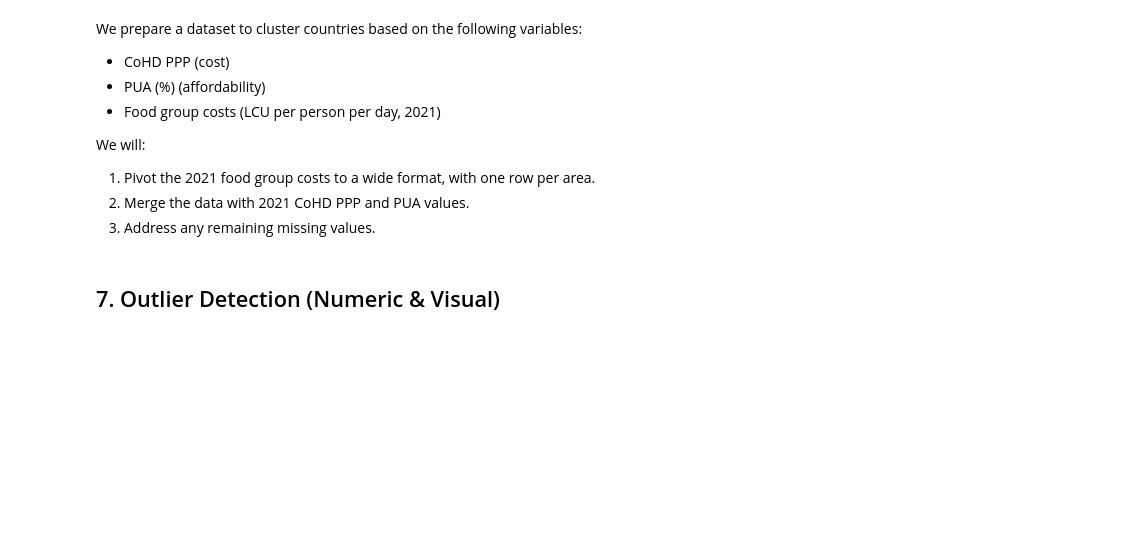
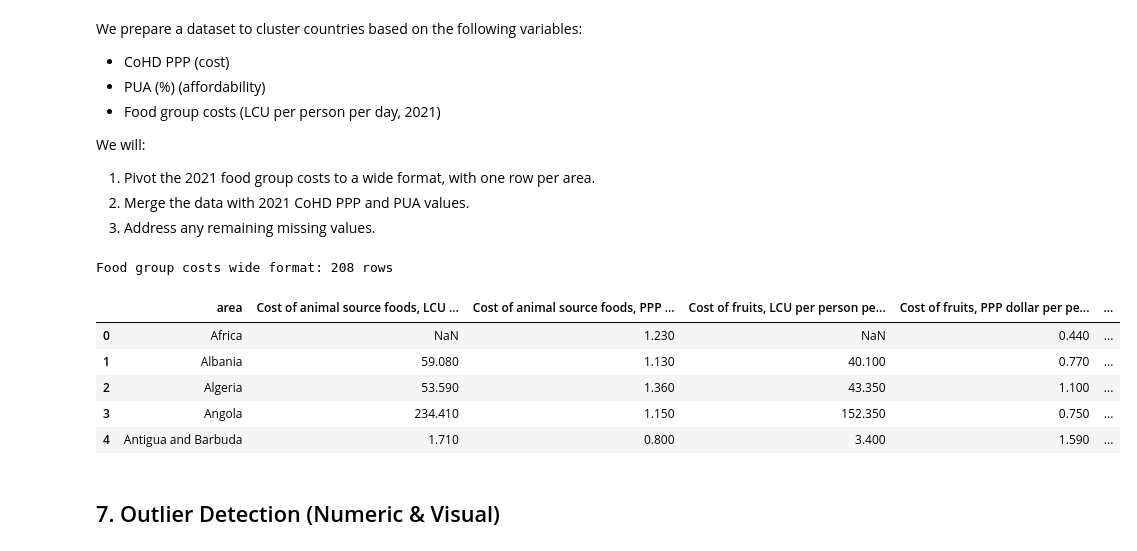
Before and after one commit to muhtar1muhtar/Cost-and-Affordability-of-a-Healthy-Diet-Analysis, a Jupyter notebook: jupyter_notebooks/DataCleaning_&_Preparation.ipynb, the cells around one changed output. Saved outputs shown, nothing was run; the diff lists cells and outputs as text; code cells hidden in the pictures; blank space fills up the shorter version.

Commit message:
Pivot food group costs for 2021 to wide format

```diff
--- a/jupyter_notebooks/DataCleaning_&_Preparation.ipynb
+++ b/jupyter_notebooks/DataCleaning_&_Preparation.ipynb
@@ -550,20 +579,34 @@ We will:
 2. Merge the data with 2021 CoHD PPP and PUA values.
 3. Address any remaining missing values.
 # %%
+#6.1 Food Group Costs Wide Format for 2021
 # Prepare food group cost data for 2021
 df_food_2021 = df_food[["area", "item", "y2021"]].copy()
-df_food_2021.rename(columns={"y2021": "cost_2021"})
+df_food_2021.rename(columns={"y2021": "cost_2021"}, inplace=True)
 
-display(df_food_2021)
 # Pivot food group costs to wide format
-# food_wide_2021 = df_food_2021.pivot(
-#     index="area",
-#     columns="item",
-#     values="cost_2021"
-# ).reset_index()
+food_wide_2021 = df_food_2021.pivot(
+    index="area",
+    columns="item",
+    values="cost_2021"
+).reset_index()
 
-# food_wide_2021
-# print(f"Food group costs wide format: {len(food_wide_2021)} rows")
+# Remove item columns name
+food_wide_2021.columns.name = None
+
+# Drop rows with all missing food group costs
+food_wide_2021 = food_wide_2021.dropna(how = 'all')
+
+print(f"Food group costs wide format: {len(food_wide_2021)} rows")
+display(food_wide_2021.head())
+# %% [output]
+Food group costs wide format: 208 rows
+|  | area | Cost of animal source foods, LCU ... | Cost of animal source foods, PPP ... | Cost of fruits, LCU per person pe... | Cost of fruits, PPP dollar per pe... | ... |
+| 0 | Africa | NaN | 1.230 | NaN | 0.440 | ... |
+| 1 | Albania | 59.080 | 1.130 | 40.100 | 0.770 | ... |
+| 2 | Algeria | 53.590 | 1.360 | 43.350 | 1.100 | ... |
+| 3 | Angola | 234.410 | 1.150 | 152.350 | 0.750 | ... |
+| 4 | Antigua and Barbuda | 1.710 | 0.800 | 3.400 | 1.590 | ... |
 # %% [markdown]
 ## 7. Outlier Detection (Numeric & Visual)
 # %% [markdown]
```
Also changed, not shown: parts of 2 cells of this notebook.
